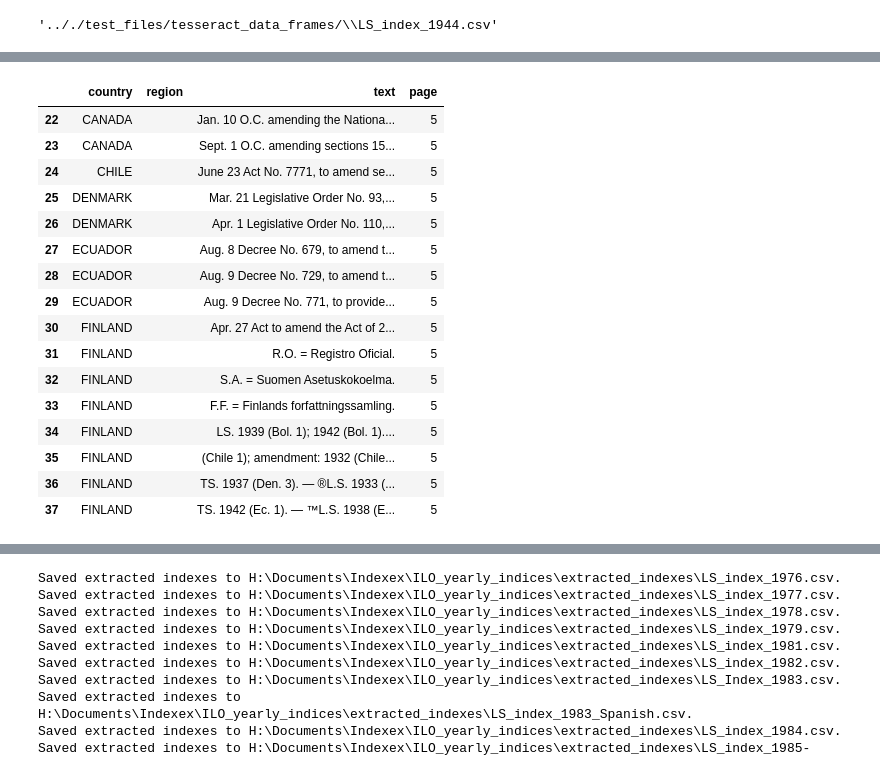
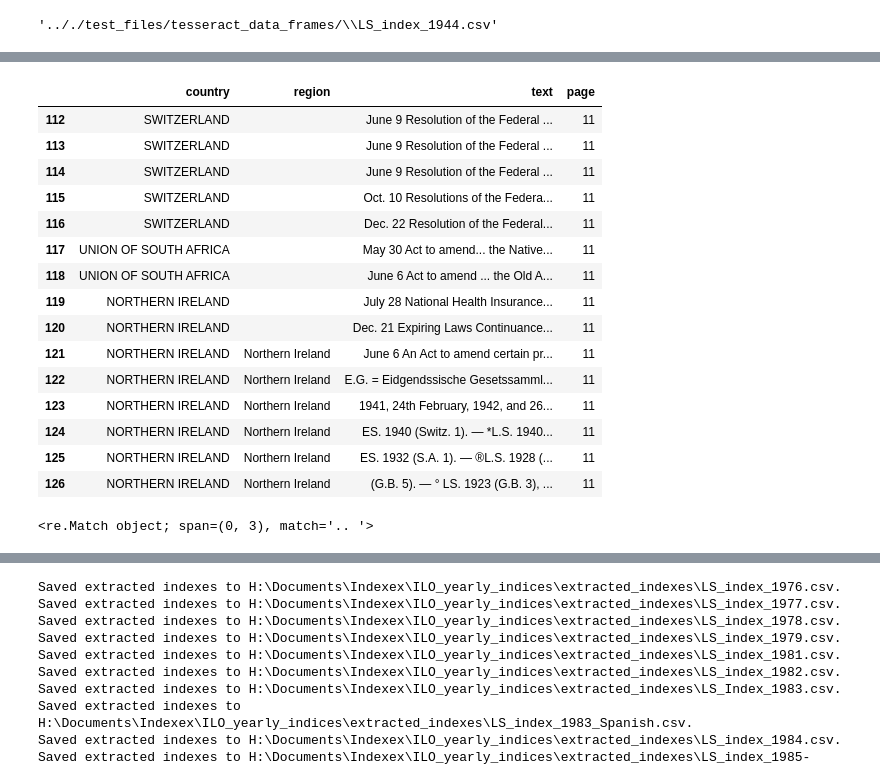
Before and after one commit to jeusa/indexex, a Jupyter notebook: code/index_extraction.ipynb, the cells around one changed output, grey strips where cells are left out. Cells and saved outputs as stored; diff of their text form; code cells hidden in the pictures.

```diff
--- a/code/index_extraction.ipynb
+++ b/code/index_extraction.ipynb
@@ -86,20 +86,19 @@ rec_df
 # %%
-rec_df.loc[rec_df["page"]==5]
+rec_df.loc[rec_df["page"]==11]
 # %% [output]
 |  | country | region | text | page |
-| 22 | CANADA |  | Jan. 10 O.C. amending the Nationa... | 5 |
-| 23 | CANADA |  | Sept. 1 O.C. amending sections 15... | 5 |
-| 24 | CHILE |  | June 23 Act No. 7771, to amend se... | 5 |
-| 25 | DENMARK |  | Mar. 21 Legislative Order No. 93,... | 5 |
-| 26 | DENMARK |  | Apr. 1 Legislative Order No. 110,... | 5 |
-| 27 | ECUADOR |  | Aug. 8 Decree No. 679, to amend t... | 5 |
-| 28 | ECUADOR |  | Aug. 9 Decree No. 729, to amend t... | 5 |
-| 29 | ECUADOR |  | Aug. 9 Decree No. 771, to provide... | 5 |
-| 30 | FINLAND |  | Apr. 27 Act to amend the Act of 2... | 5 |
-| 31 | FINLAND |  | R.O. = Registro Oficial. | 5 |
-| 32 | FINLAND |  | S.A. = Suomen Asetuskokoelma. | 5 |
-| 33 | FINLAND |  | F.F. = Finlands forfattningssamling. | 5 |
-| 34 | FINLAND |  | LS. 1939 (Bol. 1); 1942 (Bol. 1).... | 5 |
-| 35 | FINLAND |  | (Chile 1); amendment: 1932 (Chile... | 5 |
-| 36 | FINLAND |  | TS. 1937 (Den. 3). — ®L.S. 1933 (... | 5 |
-| 37 | FINLAND |  | TS. 1942 (Ec. 1). — ™L.S. 1938 (E... | 5 |
+| 112 | SWITZERLAND |  | June 9 Resolution of the Federal ... | 11 |
+| 113 | SWITZERLAND |  | June 9 Resolution of the Federal ... | 11 |
+| 114 | SWITZERLAND |  | June 9 Resolution of the Federal ... | 11 |
+| 115 | SWITZERLAND |  | Oct. 10 Resolutions of the Federa... | 11 |
+| 116 | SWITZERLAND |  | Dec. 22 Resolution of the Federal... | 11 |
+| 117 | UNION OF SOUTH AFRICA |  | May 30 Act to amend... the Native... | 11 |
+| 118 | UNION OF SOUTH AFRICA |  | June 6 Act to amend ... the Old A... | 11 |
+| 119 | NORTHERN IRELAND |  | July 28 National Health Insurance... | 11 |
+| 120 | NORTHERN IRELAND |  | Dec. 21 Expiring Laws Continuance... | 11 |
+| 121 | NORTHERN IRELAND | Northern Ireland | June 6 An Act to amend certain pr... | 11 |
+| 122 | NORTHERN IRELAND | Northern Ireland | E.G. = Eidgendssische Gesetssamml... | 11 |
+| 123 | NORTHERN IRELAND | Northern Ireland | 1941, 24th February, 1942, and 26... | 11 |
+| 124 | NORTHERN IRELAND | Northern Ireland | ES. 1940 (Switz. 1). — *L.S. 1940... | 11 |
+| 125 | NORTHERN IRELAND | Northern Ireland | ES. 1932 (S.A. 1). — ®L.S. 1928 (... | 11 |
+| 126 | NORTHERN IRELAND | Northern Ireland | (G.B. 5). — ° LS. 1923 (G.B. 3), ... | 11 |
@@ -105,0 +166,5 @@ rec_df.loc[rec_df["page"]==5]
+# %%
+reg_art = "^[\W_]*([oeau]{2,})?\s?[\W_]*(?<!\()"
+re.search(reg_art, ".. 11th k")
+# %% [output]
+<re.Match object; span=(0, 3), match='.. '>
```
Also changed, not shown: parts of 24 cells of this notebook, 4 other files.
